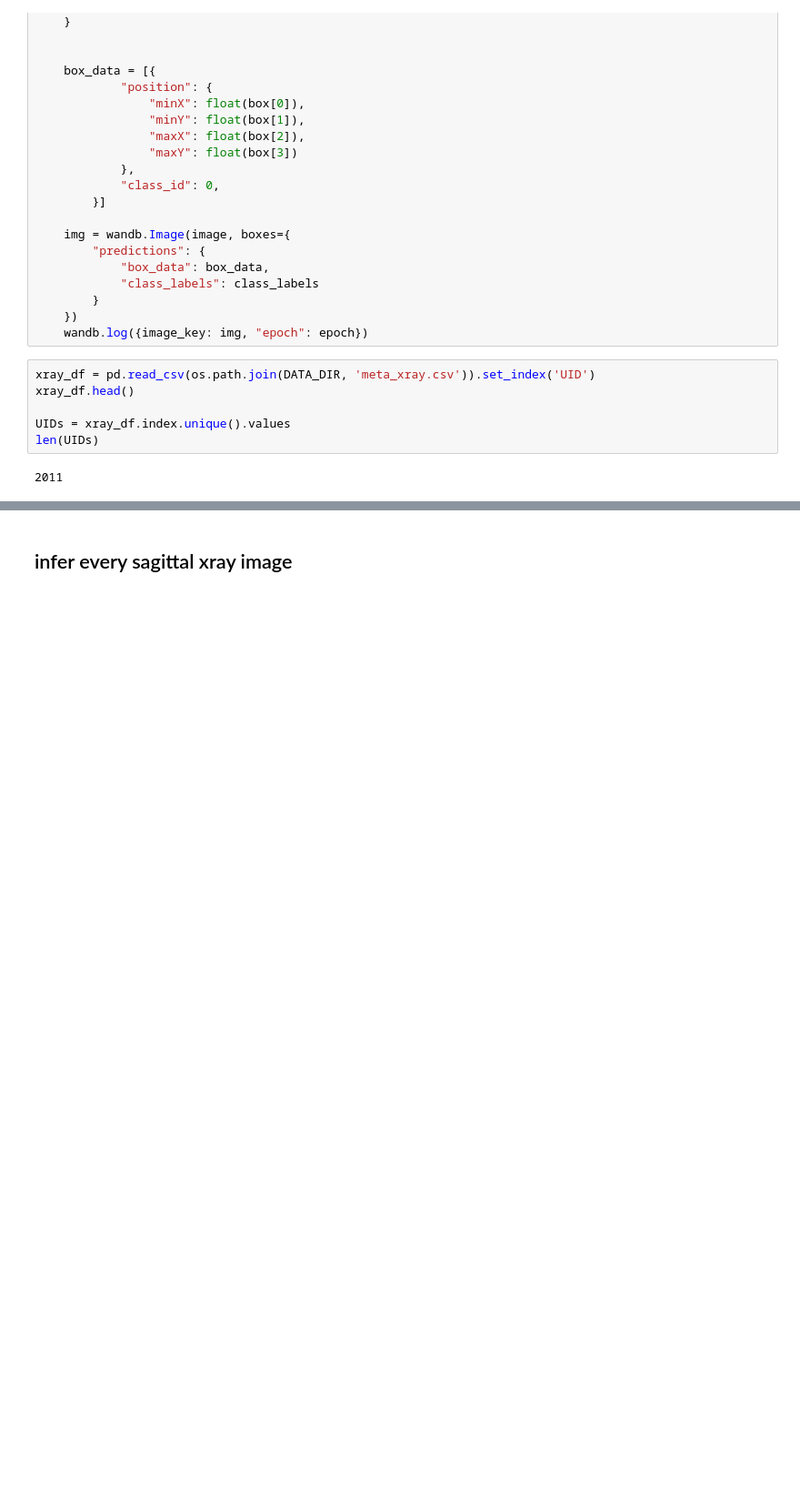
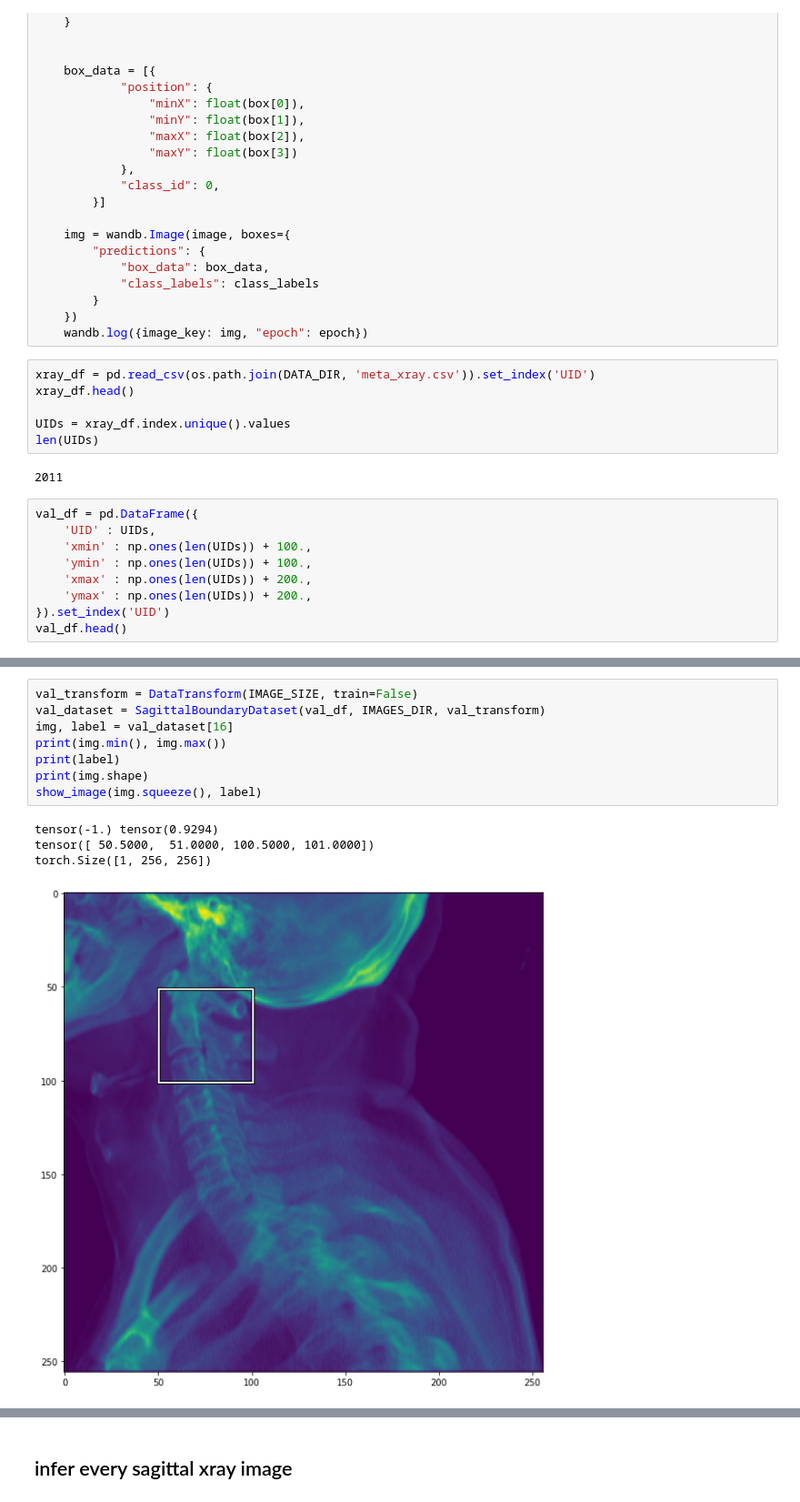
Before and after one commit to ghty011/cervical_spine, a Jupyter notebook: final/train_sagittal_boundary.ipynb, the cells around one changed output, grey strips where cells are left out. Shown at 91% size. Cells and saved outputs as stored; diff of their text form; blank space fills up the shorter version.

```diff
--- a/final/train_sagittal_boundary.ipynb
+++ b/final/train_sagittal_boundary.ipynb
@@ -398,3 +406,12 @@ UIDs = xray_df.index.unique().values
 len(UIDs)
 # %% [output]
 2011
+# %%
+val_df = pd.DataFrame({
+    'UID' : UIDs,
+    'xmin' : np.ones(len(UIDs)) + 100.,
+    'ymin' : np.ones(len(UIDs)) + 100.,
+    'xmax' : np.ones(len(UIDs)) + 200.,
+    'ymax' : np.ones(len(UIDs)) + 200.,
+}).set_index('UID')
+val_df.head()
@@ -400,0 +426,13 @@ len(UIDs)
+# %%
+val_transform = DataTransform(IMAGE_SIZE, train=False)
+val_dataset = SagittalBoundaryDataset(val_df, IMAGES_DIR, val_transform)
+img, label = val_dataset[16]
+print(img.min(), img.max())
+print(label)
+print(img.shape)
+show_image(img.squeeze(), label)
+# %% [output]
+tensor(-1.) tensor(0.9294)
+tensor([ 50.5000,  51.0000, 100.5000, 101.0000])
+torch.Size([1, 256, 256])
+[figure, added]
```
Also changed, not shown: parts of 12 cells of this notebook, 1 other file.
